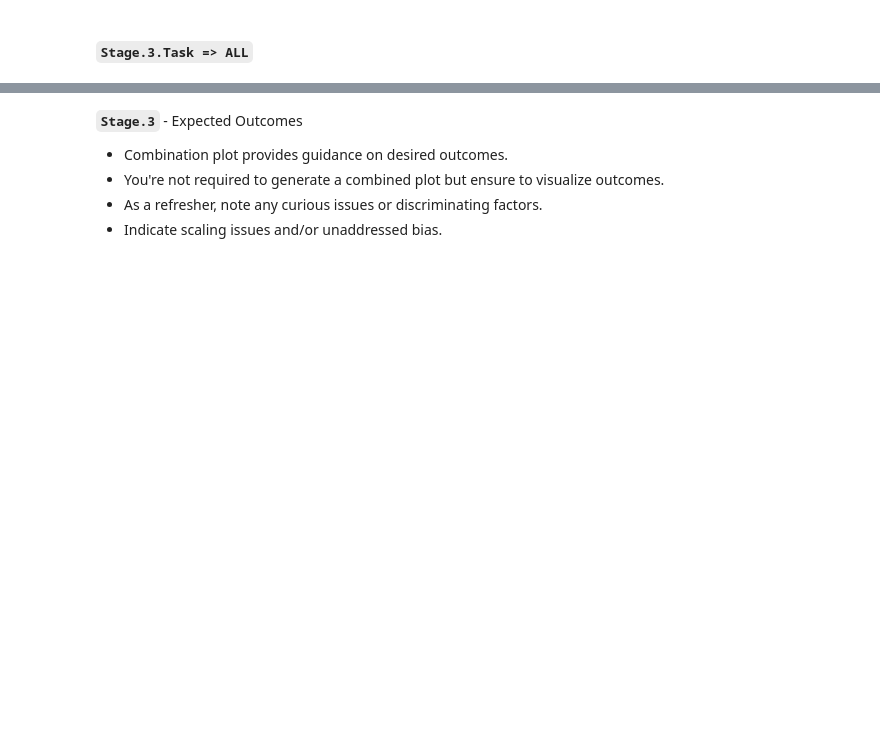
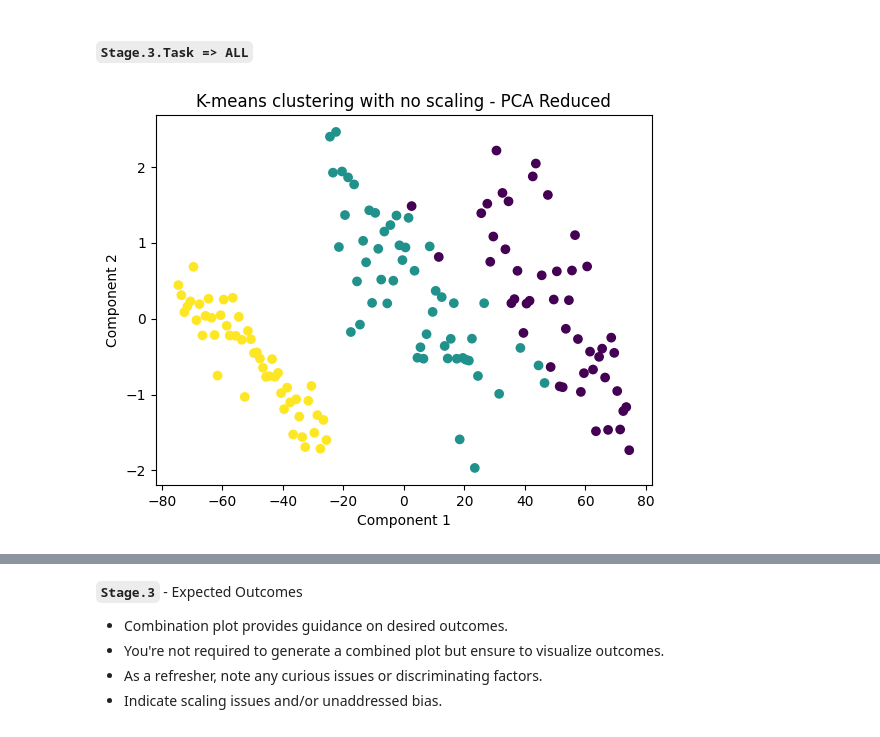
Before and after one commit to jpmendez42/GraduateSchool, a Jupyter notebook: Graduate School/Data Mining/Module 3/M3-UnsupervisedV2.ipynb, the cells around one changed output, grey strips where cells are left out. Cells and saved outputs as stored; diff of their text form; code cells hidden in the pictures; blank space fills up the shorter version.

```diff
--- a/Graduate School/Data Mining/Module 3/M3-UnsupervisedV2.ipynb
+++ b/Graduate School/Data Mining/Module 3/M3-UnsupervisedV2.ipynb
@@ -84,9 +86,21 @@ quantity, it was separated as stage.3 to help organize analysis work.
 
 #=> Stage.1.Task.1 - What data is concerning?
 
+import pandas as pd
+
+df = pd.read_csv("Iris.csv")
+print(df.info())
+print(f"Species label names: {df["Species"].unique()}")
+print(f"Dataframe header with 2 values: {df.head(2)}")
+print(f"Missing values: {df.isna().sum()}")
+print(f"Duplicate entries: {df.duplicated().sum()}")
+print(f"Outliers: {df.describe().applymap('{:,.1f}'.format)}")
 
 #=> Stage.1.Task.2 - Are transformations needed?
 
+# Yes, transformations are needed.
 
 #=> Stage.1.Task.3 - Write 2-5 sentences explaining as if you were explaining the data to a colleague.
 #(this is mostly about data quality and origin).
+
+# Transformations are needed mainly due to the species not being linearly separable, specifically Iris Setosa being the only linearly separable Id.
@@ -253,2 +286,36 @@ B. Notate and curious issues or discriminating factors.
 #=> 7.Singular Value Decomposition
 #=> 8.T-Distributed Stochastic Neighbor Embedding With Autoencoder
+# %%
+# Pre - processing
+from sklearn.preprocessing import StandardScaler
+from sklearn.cluster import KMeans
+import matplotlib.pyplot as plt
+from sklearn.decomposition import PCA
+# We need non-labeled data
+train = df.drop(columns="Species")
+
+
+scaler = StandardScaler()
+train_scaled = scaler.fit_transform(train)
+# %%
+# K-means clustering
+
+kmeans = KMeans(n_clusters=3, random_state=42)
+k = kmeans.fit(train)
+kScaleds = kmeans.fit(train_scaled)
+
+labels = kmeans.labels_
+# %%
+# PCA
+
+pca = PCA(n_components=2)
+training_pca = pca.fit_transform(train)
+training_scaledPCA = pca.fit_transform(train_scaled)
+# %%
+plt.scatter(training_pca[:,0], training_pca[:,1], c=labels)
+plt.title("K-means clustering with no scaling - PCA Reduced")
+plt.xlabel("Component 1")
+plt.ylabel("Component 2")
+plt.show()
+# %% [output]
+[figure, added]
```
Also changed, not shown: parts of 11 cells of this notebook, 1 other file.
